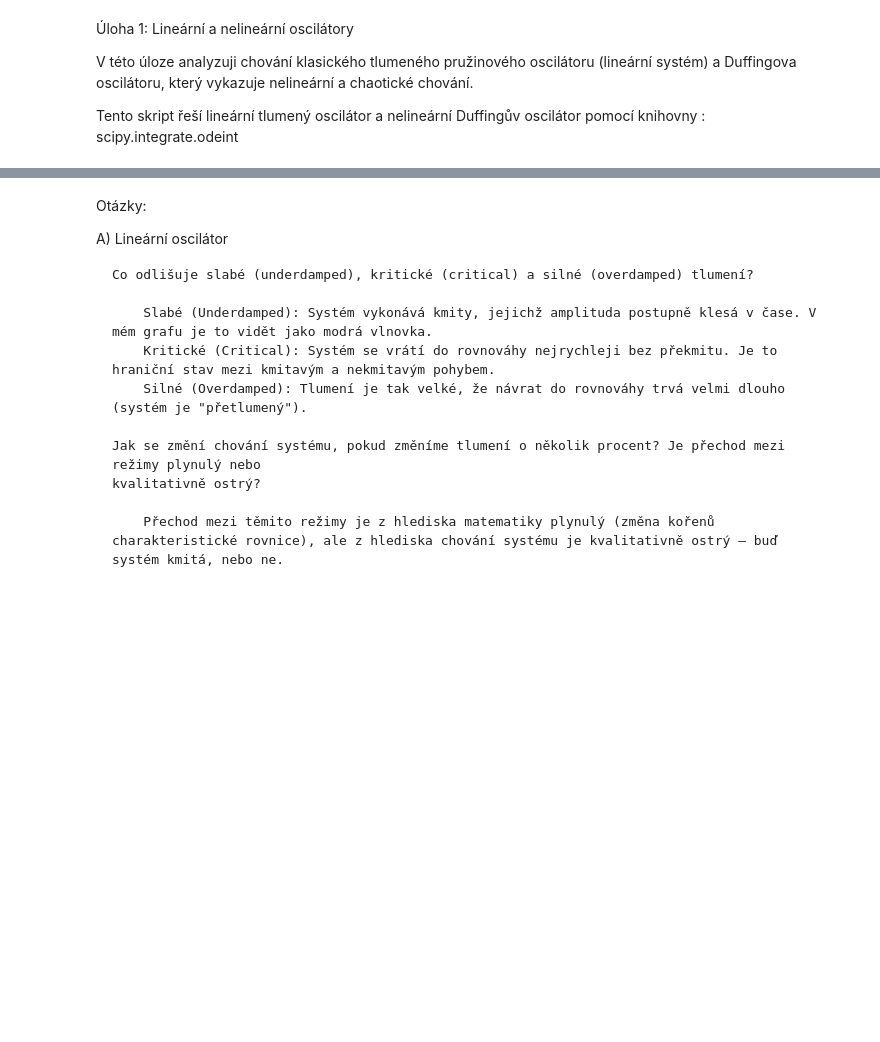
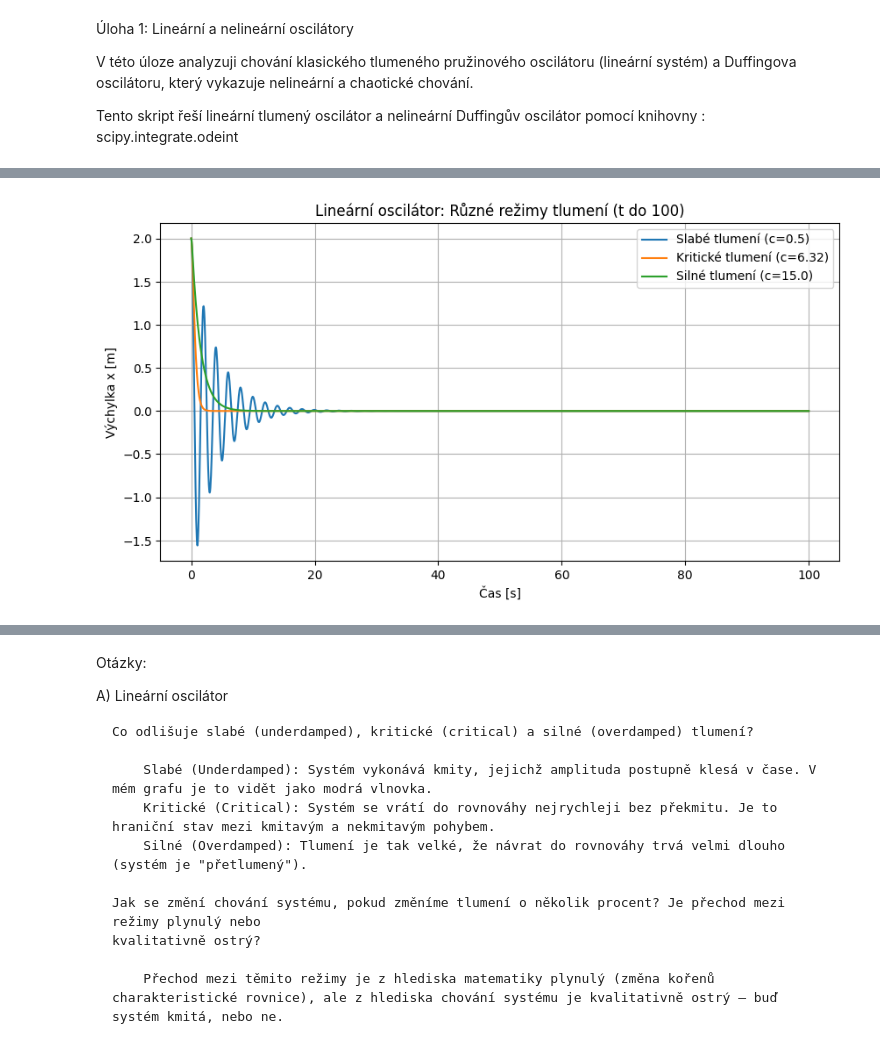
Before and after one commit to Simoneuu/MSW_zapocet, a Jupyter notebook: uloha1.ipynb, the cells around one changed output, grey strips where cells are left out. Saved outputs shown, nothing was run; the diff lists cells and outputs as text; code cells hidden in the pictures; blank space fills up the shorter version.

```diff
--- a/uloha1.ipynb
+++ b/uloha1.ipynb
@@ -48,0 +7,89 @@ plt.legend(); plt.show()
+# %%
+import numpy as np
+import matplotlib.pyplot as plt
+from scipy.integrate import odeint
+
+# Poznámka k implementaci: Pro numerické řešení využíváme knihovnu scipy (funkce odeint),
+# která interně používá LSODA – adaptivní metodu pro řešení ODE (založenou na metodách typu Runge-Kutta a Adams).
+
+# =================================================================
+# 1. LINEÁRNÍ OSCILÁTOR
+# =================================================================
+def linear_oscillator(y, t, m, c, k):
+    x, v = y
+    return [v, -(c/m)*v - (k/m)*x]
+
+t_lin = np.linspace(0, 100, 2000) # Prodlouženo na t=100 dle zadání
+m, k = 1.0, 10.0
+y0_lin = [2.0, 0.0]
+
+plt.figure(figsize=(10, 5))
+for c, label in [(0.5, 'Slabé'), (6.32, 'Kritické'), (15.0, 'Silné')]:
+    sol = odeint(linear_oscillator, y0_lin, t_lin, args=(m, c, k))
+    plt.plot(t_lin, sol[:, 0], label=f'{label} tlumení (c={c})')
+
+plt.title('Lineární oscilátor: Různé režimy tlumení (t do 100)')
+plt.xlabel('Čas [s]'); plt.ylabel('Výchylka x [m]')
+plt.legend(); plt.grid(True)
+plt.show()
+
+# =================================================================
+# 2. DUFFINGŮV OSCILÁTOR (Nelineární)
+# =================================================================
+def duffing(y, t, delta, alpha, beta, gamma, omega):
+    x, v = y
+    return [v, -delta*v - alpha*x - beta*x**3 + gamma*np.cos(omega*t)]
+
+# Parametry ze zadání [cite: 48]
+delta, alpha, beta, gamma, omega = 0.2, -1.0, 1.0, 0.3, 1.2
+t_duff = np.linspace(0, 100, 10000)
+
+# Více počátečních podmínek (výchylka, rychlost, oboje)
+ics = [[1.0, 0.0], [0.0, 2.0], [1.0, 1.5], [0.5, 0.5]]
+
+fig, (ax1, ax2) = plt.subplots(1, 2, figsize=(15, 5))
+
+for y0 in ics:
+    sol = odeint(duffing, y0, t_duff, args=(delta, alpha, beta, gamma, omega))
+    # x(t) - časový průběh [cite: 25]
+    ax1.plot(t_duff, sol[:, 0], lw=0.8, label=f'IC: {y0}')
+    # fázový diagram (x vs v) [cite: 26]
+    ax2.plot(sol[:, 0], sol[:, 1], lw=0.5)
+
+ax1.set_title('Duffing: Časový průběh x(t)'); ax1.legend()
+ax2.set_title('Duffing: Fázový diagram (x vs v)')
+plt.show()
+
+# --- POINCARÉHO PRŮŘEZ (Specifický požadavek) ---
+T = 2 * np.pi / omega
+t_poincare = np.arange(0, 2000 * T, T) # Vzorkování v čase t=nT
+sol_p = odeint(duffing, [0.1, 0.0], t_poincare, args=(delta, alpha, beta, gamma, omega))
+
+plt.figure(figsize=(7, 7))
+plt.scatter(sol_p[100:, 0], sol_p[100:, 1], s=2, color='red') # Vynechán začátek (přechodový jev)
+plt.title('Poincarého průřez (Duffingův atraktor)')
+plt.xlabel('x'); plt.ylabel('v'); plt.grid(True)
+plt.show()
+
+# =================================================================
+# 3. VAN DER POLŮV OSCILÁTOR (Nelineární) [cite: 11]
+# =================================================================
+def vdp_oscillator(y, t, mu):
+    x, v = y
+    return [v, mu * (1 - x**2) * v - x]
+
+t_vdp = np.linspace(0, 100, 5000)
+
+plt.figure(figsize=(14, 6))
+for i, mu in enumerate([1, 10]): # mu=1 a mu=10 [cite: 51, 52]
+    sol = odeint(vdp_oscillator, [0.5, 0.0], t_vdp, args=(mu,))
+
+    plt.subplot(1, 2, i+1)
+    plt.plot(sol[:, 0], sol[:, 1])
+    plt.title(f'Van der Polův limitní cyklus (mu={mu})')
+    plt.xlabel('x'); plt.ylabel('v'); plt.grid(True)
+
+plt.tight_layout()
+plt.show()
+# %% [output]
+[figure, added]
```
Also changed, not shown: parts of 2 cells of this notebook.
